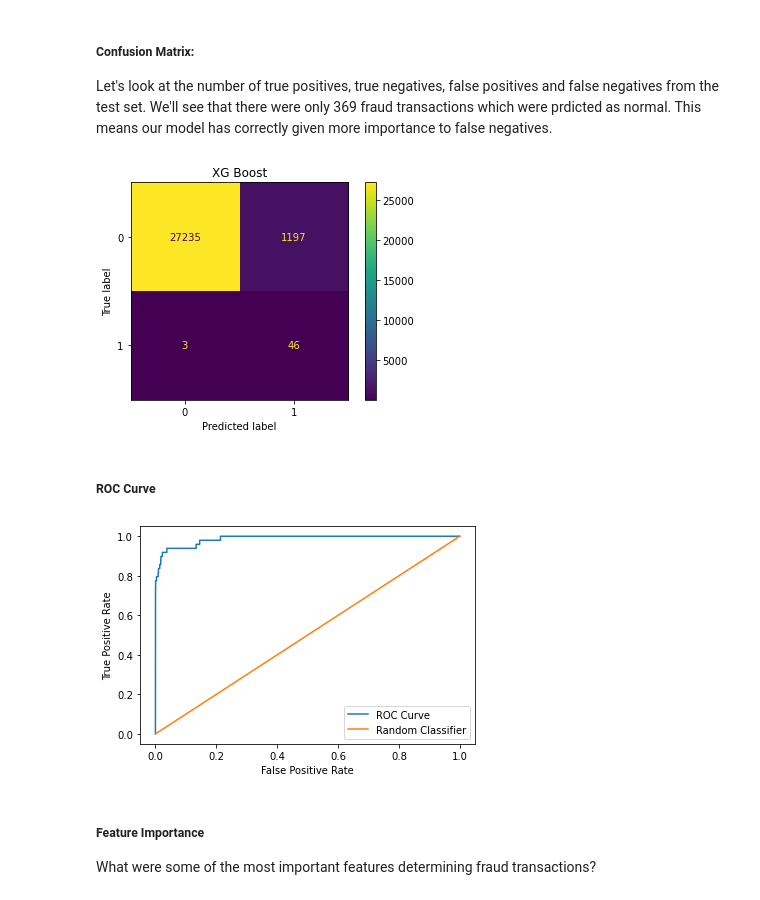
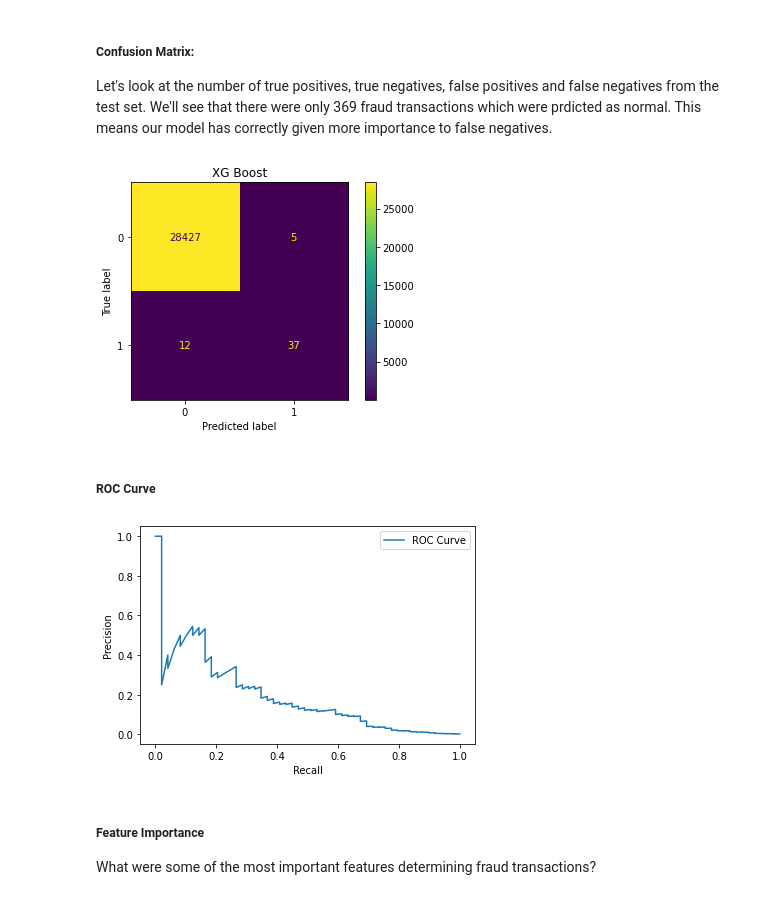
Before and after one commit to burning-river/KaggleCreditCardFraud, a Jupyter notebook: transactions.ipynb, the cells around one changed output. Cells and saved outputs as stored; diff of their text form; code cells hidden in the pictures.

```diff
--- a/transactions.ipynb
+++ b/transactions.ipynb
@@ -687,22 +721,21 @@ baseline_scores
 ##### Confusion Matrix:
 Let's look at the number of true positives, true negatives, false positives and false negatives from the test set. We'll see that there were only 369 fraud transactions which were prdicted as normal. This means our model has correctly given more importance to false negatives.
 # %%
-disp = plot_confusion_matrix(xgb_best_est, X_test, y_test)
+disp = plot_confusion_matrix(xgb_unbal_best_est, X_test_transform, y_test)
 disp.ax_.set_title('XG Boost');
 # %% [output]
-[figure, old version]
+[figure, new version]
 # %% [markdown]
 ##### ROC Curve
 # %%
-prob1 = [prob[1] for prob in xgb_best_est.predict_proba(X_test)]
-fpr, tpr, thresholds = roc_curve(y_test, prob1)
-plt.plot(fpr,tpr, label='ROC Curve')
-plt.plot(fpr,fpr, label='Random Classifier')
-plt.xlabel('False Positive Rate')
-plt.ylabel('True Positive Rate')
+prob1 = [prob[1] for prob in xgb_unbal_best_est.predict_proba(X_test)]
+precision, recall, thresholds = precision_recall_curve(y_test, prob1)
+plt.plot(recall,precision, label='ROC Curve')
+plt.xlabel('Recall')
+plt.ylabel('Precision')
 plt.legend();
 # %% [output]
-[figure, old version]
+[figure, new version]
 # %% [markdown]
 ##### Feature Importance
 
```
Also changed, not shown: parts of 74 cells of this notebook.
